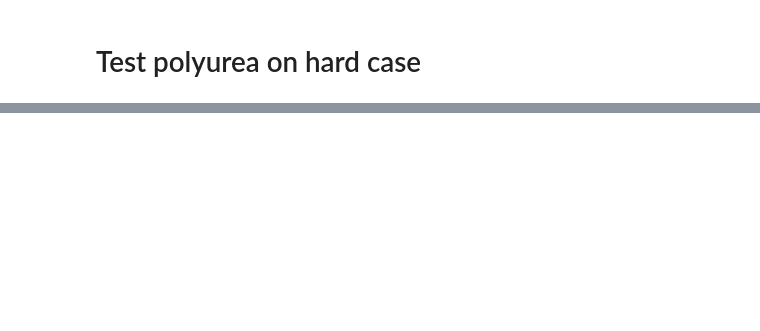
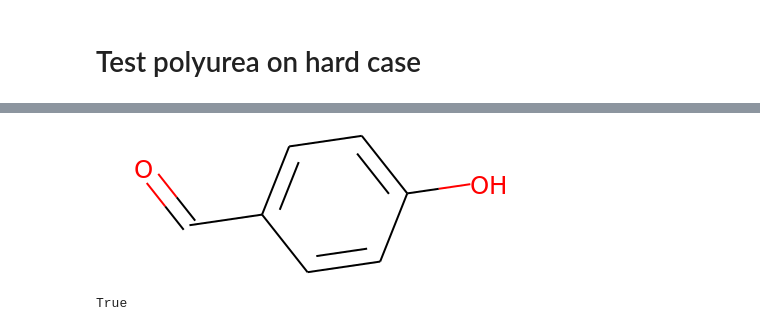
Before and after one commit to rishigurnani/hMOFs-Snurr, a Jupyter notebook: fall20_mse_8803_2.ipynb, the cells around one changed output, grey strips where cells are left out. Saved outputs shown, nothing was run; the diff lists cells and outputs as text; code cells hidden in the pictures; blank space fills up the shorter version.

```diff
--- a/fall20_mse_8803_2.ipynb
+++ b/fall20_mse_8803_2.ipynb
@@ -1513,0 +1007,10 @@ polymer_linkage
+# %%
+linkage_smiles= 'O=Cc1ccc(O)cc1'
+polymer_linkage=Chem.MolFromSmiles(linkage_smiles)
+polymer_linkage
+# %% [output]
+[figure, added]
+# %%
+mol.HasSubstructMatch(polymer_linkage)
+# %% [output]
+True
```
Also changed, not shown: parts of 233 cells of this notebook, 1 other file.
